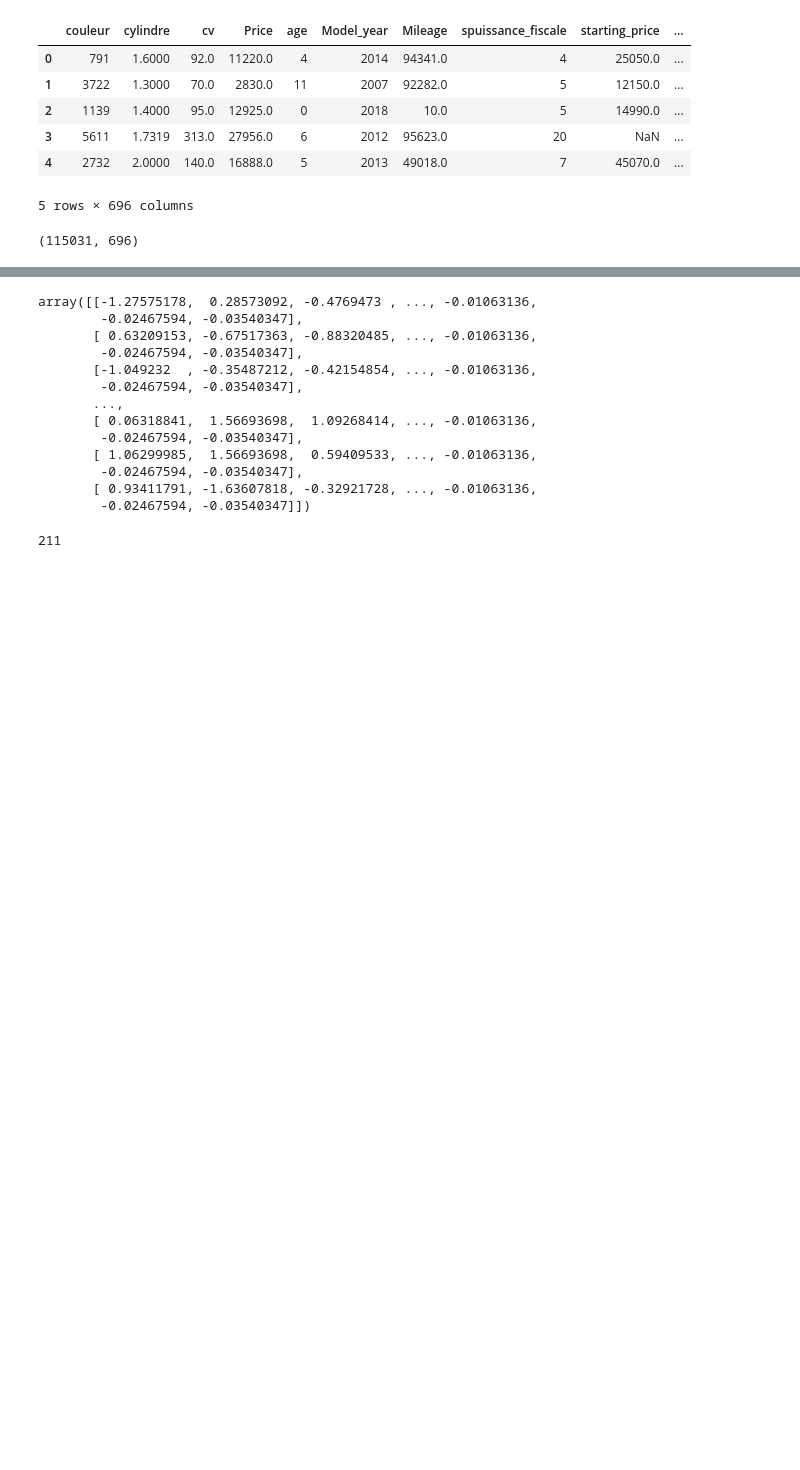
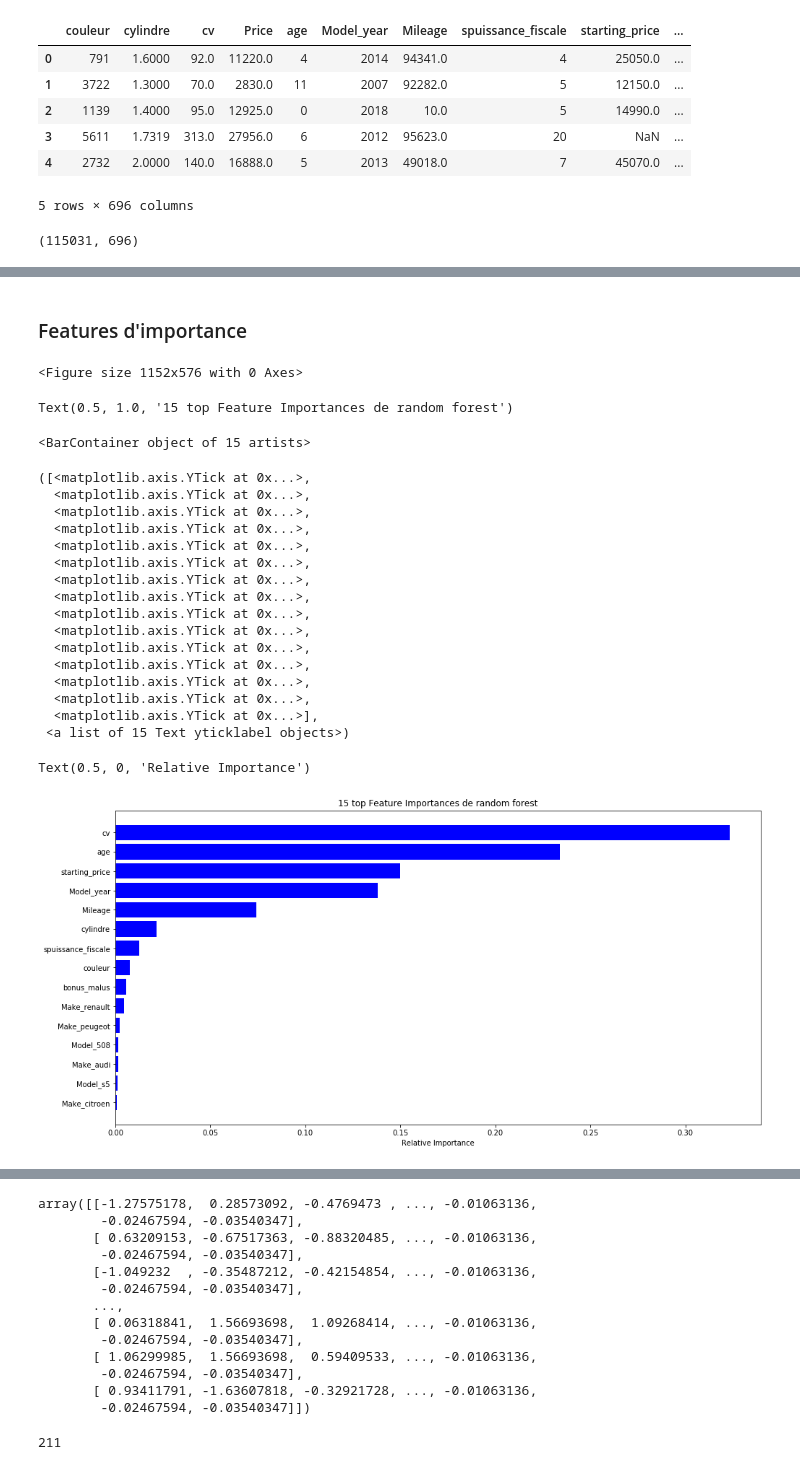
Before and after one commit to nguyenkhacbaoanh/used_car_price_estimation, a Jupyter notebook: notebook/Used Car implementation Machine Learning.ipynb, the cells around one changed output, grey strips where cells are left out. Saved outputs shown, nothing was run; the diff lists cells and outputs as text; code cells hidden in the pictures; blank space fills up the shorter version.

```diff
--- a/notebook/Used Car implementation Machine Learning.ipynb
+++ b/notebook/Used Car implementation Machine Learning.ipynb
@@ -1145,7 +1061,7 @@ data_imp["couleur"].nunique()
 We will ignore `couleur` for this momment
 # %%
 cat_features_mapper = DataFrameMapper([
-    ("couleur", LabelEncoder())
+    ("couleur", LabelEncoder()),
 ], input_df=True, df_out=True, default=None)
 
 data = cat_features_mapper.fit_transform(data_imp)
@@ -1193,5 +1109,9 @@ data.shape
 # %% [output]
 (115031, 696)
 # %%
-target = np.log(data["Price"].values)
+#target = np.log(data["Price"].values)
+target = data["Price"].values
 data = data.drop(["Price"], axis=1)
+# %%
+X_train, X_test, y_train, y_test = train_test_split(data, target, test_size=0.2, random_state=42)
+X_train.shape, X_test.shape, y_train.shape, y_test.shape
@@ -1197,0 +1122,4 @@ data = data.drop(["Price"], axis=1)
+# %%
+rfr = RandomForestRegressor(random_state=42)
+rfr.fit(X_train, y_train)
+evaluate(rfr, X_test, y_test)
@@ -1197,0 +1137,37 @@ data = data.drop(["Price"], axis=1)
+# %% [markdown]
+### Features d'importance
+# %%
+features = X_train.columns
+importances = rfr.feature_importances_
+indices = np.argsort(importances)
+#print(indices[:15])
+#print(sorted(importances))
+
+plt.figure(figsize=(16,8))
+plt.title('15 top Feature Importances de random forest')
+plt.barh(range(len(indices))[-15:], importances[indices][-15:], color='b', align='center')
+plt.yticks(range(len(indices))[-15:], [features[i] for i in indices[-15:]])
+plt.xlabel('Relative Importance')
+#plt.show()
+# %% [output]
+<Figure size 1152x576 with 0 Axes>
+Text(0.5, 1.0, '15 top Feature Importances de random forest')
+<BarContainer object of 15 artists>
+([<matplotlib.axis.YTick at 0x...>,
+  <matplotlib.axis.YTick at 0x...>,
+  <matplotlib.axis.YTick at 0x...>,
+  <matplotlib.axis.YTick at 0x...>,
+  <matplotlib.axis.YTick at 0x...>,
+  <matplotlib.axis.YTick at 0x...>,
+  <matplotlib.axis.YTick at 0x...>,
+  <matplotlib.axis.YTick at 0x...>,
+  <matplotlib.axis.YTick at 0x...>,
+  <matplotlib.axis.YTick at 0x...>,
+  <matplotlib.axis.YTick at 0x...>,
+  <matplotlib.axis.YTick at 0x...>,
+  <matplotlib.axis.YTick at 0x...>,
+  <matplotlib.axis.YTick at 0x...>,
+  <matplotlib.axis.YTick at 0x...>],
+ <a list of 15 Text yticklabel objects>)
+Text(0.5, 0, 'Relative Importance')
+[figure, added]
```
Also changed, not shown: parts of 53 cells of this notebook, 1 other file.
